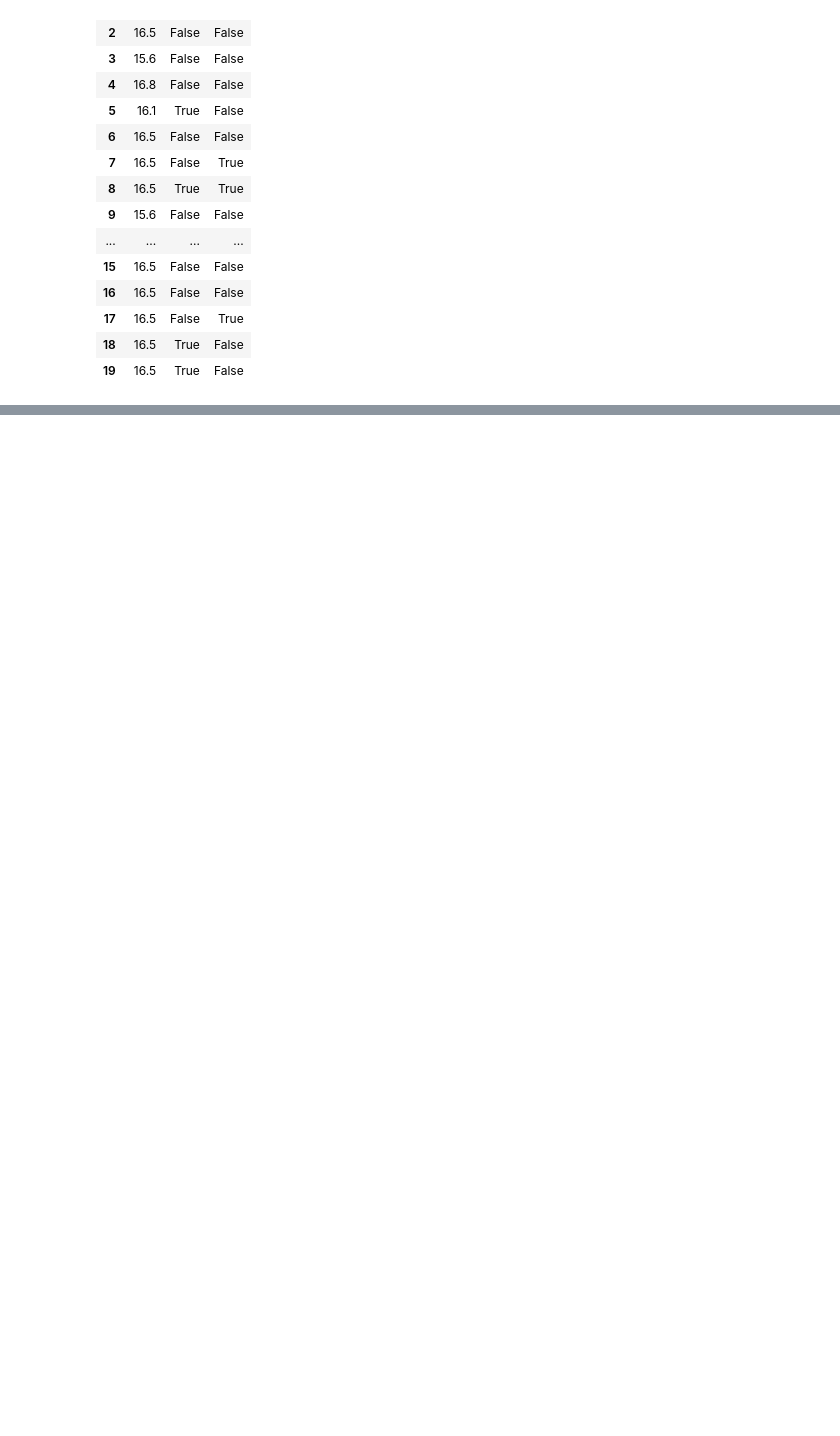
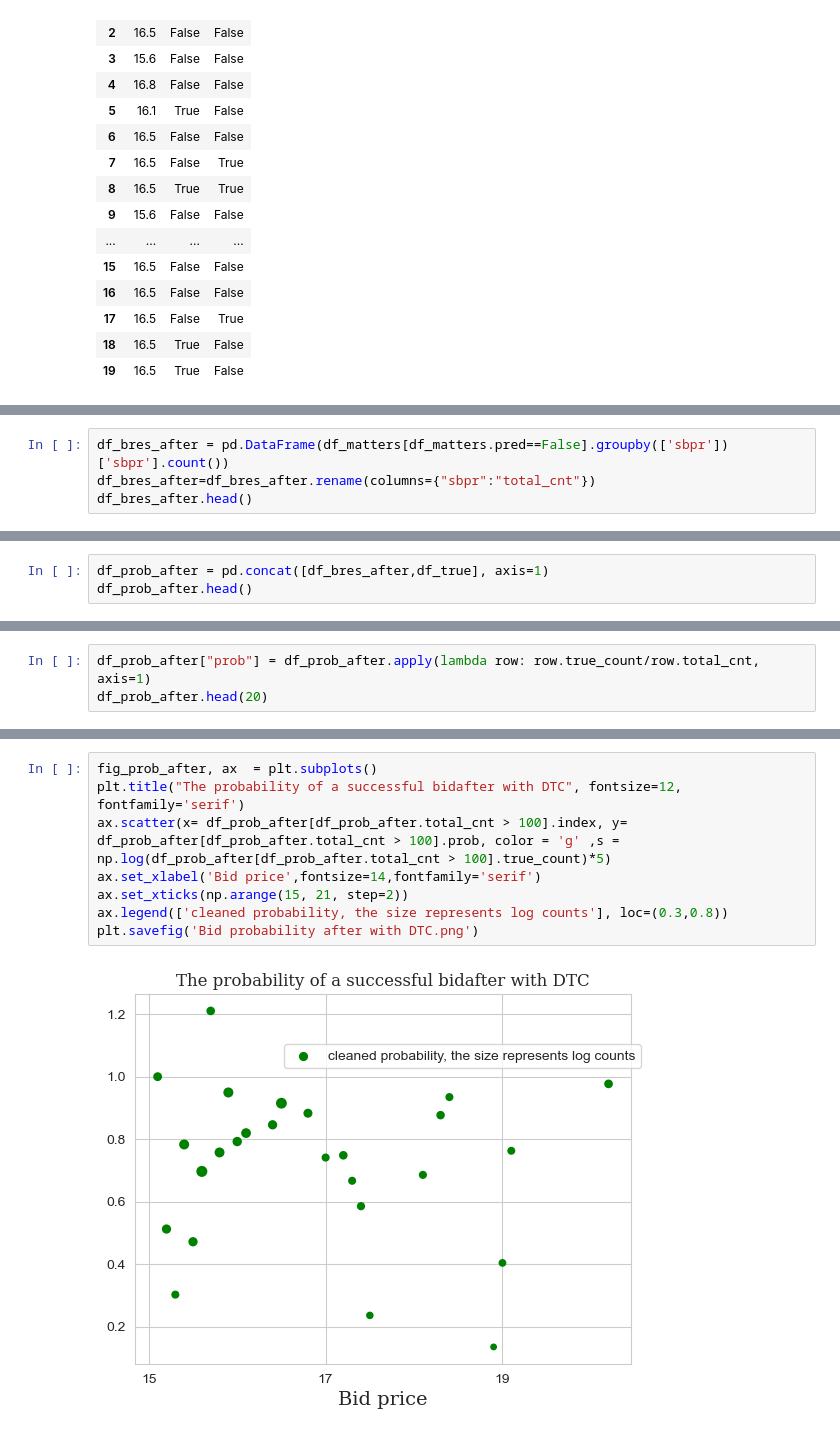
Before and after one commit to ltevlin/Origin, a Jupyter notebook: Presentation_15.ipynb, the cells around one changed output, grey strips where cells are left out. Cells and saved outputs as stored; diff of their text form; blank space fills up the shorter version.

Commit message:
added a plot for prob after

```diff
--- a/Presentation_15.ipynb
+++ b/Presentation_15.ipynb
@@ -1216,0 +1228,4 @@ df_matters.head(20)
+# %%
+df_bres_after = pd.DataFrame(df_matters[df_matters.pred==False].groupby(['sbpr'])['sbpr'].count())
+df_bres_after=df_bres_after.rename(columns={"sbpr":"total_cnt"})
+df_bres_after.head()
@@ -1216,0 +1251,3 @@ df_matters.head(20)
+# %%
+df_prob_after = pd.concat([df_bres_after,df_true], axis=1)
+df_prob_after.head()
@@ -1216,0 +1262,3 @@ df_matters.head(20)
+# %%
+df_prob_after["prob"] = df_prob_after.apply(lambda row: row.true_count/row.total_cnt, axis=1)
+df_prob_after.head(20)
@@ -1216,0 +1290,10 @@ df_matters.head(20)
+# %%
+fig_prob_after, ax  = plt.subplots()
+plt.title("The probability of a successful bidafter with DTC", fontsize=12, fontfamily='serif')
+ax.scatter(x= df_prob_after[df_prob_after.total_cnt > 100].index, y= df_prob_after[df_prob_after.total_cnt > 100].prob, color = 'g' ,s = np.log(df_prob_after[df_prob_after.total_cnt > 100].true_count)*5)
+ax.set_xlabel('Bid price',fontsize=14,fontfamily='serif')
+ax.set_xticks(np.arange(15, 21, step=2))
+ax.legend(['cleaned probability, the size represents log counts'], loc=(0.3,0.8))
+plt.savefig('Bid probability after with DTC.png')
+# %% [output]
+[figure, added]
```
Also changed, not shown: parts of 7 cells of this notebook.
